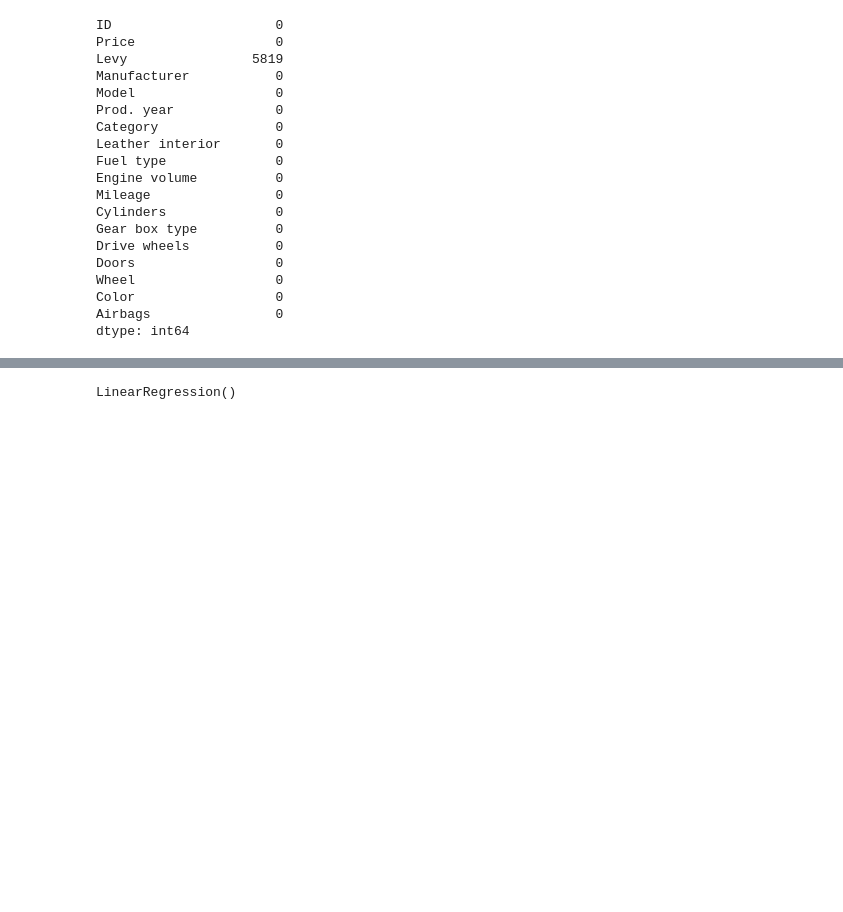
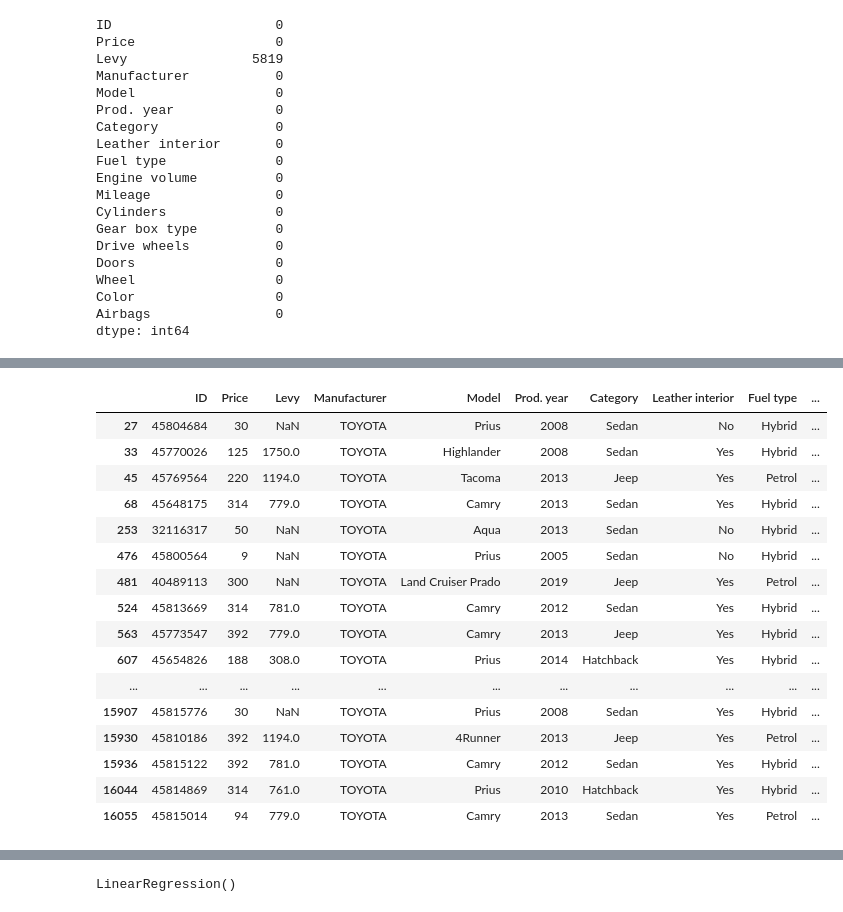
Before and after one commit to obaidullah-Mushtaq/car-price-prediction, a Jupyter notebook: car_price_analysis.ipynb, the cells around one changed output, grey strips where cells are left out. Drawn from its saved outputs; the diff is of its cells as text; code cells hidden in the pictures; blank space fills up the shorter version.

```diff
--- a/car_price_analysis.ipynb
+++ b/car_price_analysis.ipynb
@@ -65,3 +92,23 @@ df = df[
+# %%
+df[(df["Manufacturer"] == "TOYOTA") & (df["Price"] < 500)]
+# %% [output]
+|  | ID | Price | Levy | Manufacturer | Model | Prod. year | Category | Leather interior | Fuel type | ... |
+| 27 | 45804684 | 30 | NaN | TOYOTA | Prius | 2008 | Sedan | No | Hybrid | ... |
+| 33 | 45770026 | 125 | 1750.0 | TOYOTA | Highlander | 2008 | Sedan | Yes | Hybrid | ... |
+| 45 | 45769564 | 220 | 1194.0 | TOYOTA | Tacoma | 2013 | Jeep | Yes | Petrol | ... |
+| 68 | 45648175 | 314 | 779.0 | TOYOTA | Camry | 2013 | Sedan | Yes | Hybrid | ... |
+| 253 | 32116317 | 50 | NaN | TOYOTA | Aqua | 2013 | Sedan | No | Hybrid | ... |
+| 476 | 45800564 | 9 | NaN | TOYOTA | Prius | 2005 | Sedan | No | Hybrid | ... |
+| 481 | 40489113 | 300 | NaN | TOYOTA | Land Cruiser Prado | 2019 | Jeep | Yes | Petrol | ... |
+| 524 | 45813669 | 314 | 781.0 | TOYOTA | Camry | 2012 | Sedan | Yes | Hybrid | ... |
+| 563 | 45773547 | 392 | 779.0 | TOYOTA | Camry | 2013 | Jeep | Yes | Hybrid | ... |
+| 607 | 45654826 | 188 | 308.0 | TOYOTA | Prius | 2014 | Hatchback | Yes | Hybrid | ... |
+| ... | ... | ... | ... | ... | ... | ... | ... | ... | ... | ... |
+| 15907 | 45815776 | 30 | NaN | TOYOTA | Prius | 2008 | Sedan | Yes | Hybrid | ... |
+| 15930 | 45810186 | 392 | 1194.0 | TOYOTA | 4Runner | 2013 | Jeep | Yes | Petrol | ... |
+| 15936 | 45815122 | 392 | 781.0 | TOYOTA | Camry | 2012 | Sedan | Yes | Hybrid | ... |
+| 16044 | 45814869 | 314 | 761.0 | TOYOTA | Prius | 2010 | Hatchback | Yes | Hybrid | ... |
+| 16055 | 45815014 | 94 | 779.0 | TOYOTA | Camry | 2013 | Sedan | Yes | Petrol | ... |
 # %%
 # Kategorische Merkmale umwandeln (One-Hot-Encoding)
 categorical = ["Fuel type", "Gear box type", "Drive wheels", "Category", "Manufacturer"]
```
Also changed, not shown: parts of 17 cells of this notebook.
